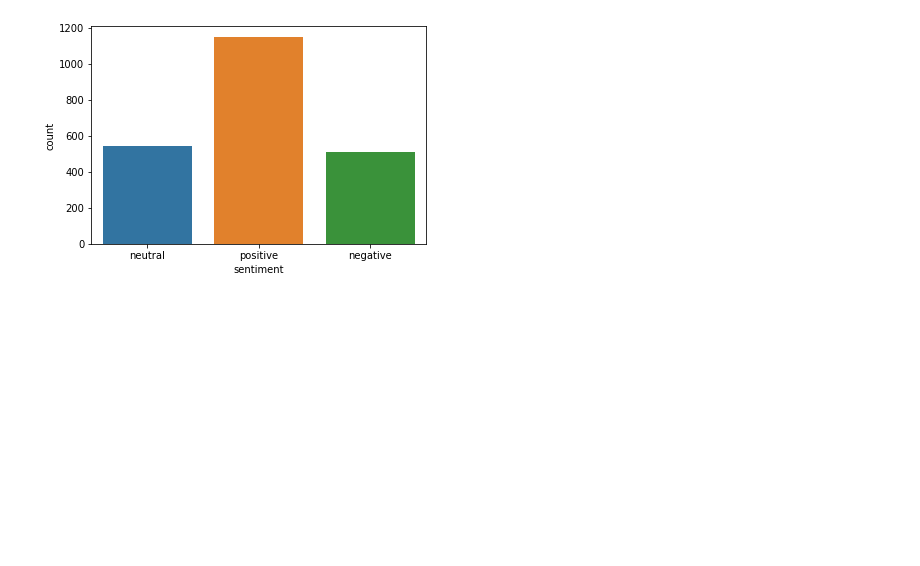
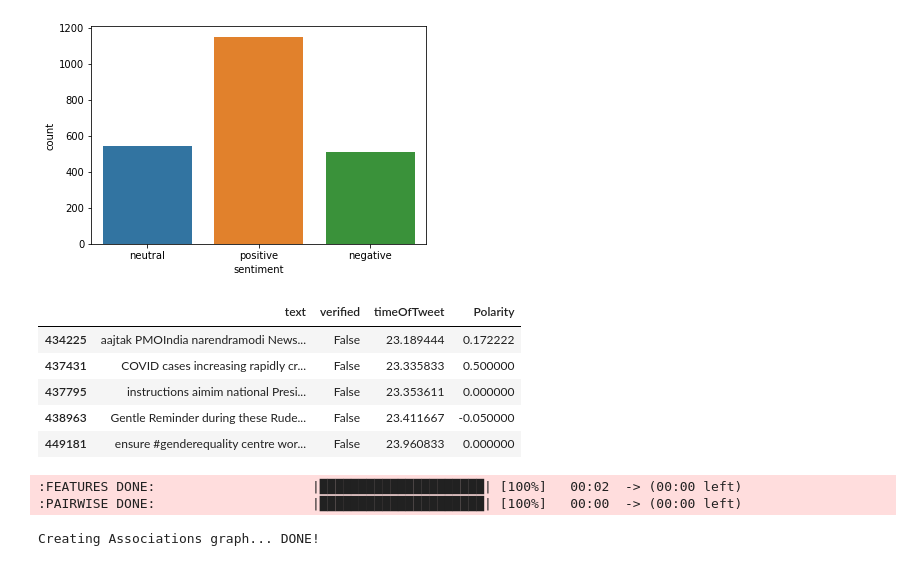
Before and after one commit to ShubhangiSoni1603/Sentimental_analysis_twitter_IN, a Jupyter notebook: Untitled3.ipynb, the cells around one changed output. Saved outputs shown, nothing was run; the diff lists cells and outputs as text; code cells hidden in the pictures; blank space fills up the shorter version.

```diff
--- a/Untitled3.ipynb
+++ b/Untitled3.ipynb
@@ -601,0 +604,17 @@ plt.savefig('sentiment.png')
+# %%
+
+fdf.tail()
+# %% [output]
+|  | text | verified | timeOfTweet | Polarity |
+| 434225 | aajtak PMOIndia narendramodi News... | False | 23.189444 | 0.172222 |
+| 437431 | COVID cases increasing rapidly cr... | False | 23.335833 | 0.500000 |
+| 437795 | instructions aimim national Presi... | False | 23.353611 | 0.000000 |
+| 438963 | Gentle Reminder during these Rude... | False | 23.411667 | -0.050000 |
+| 449181 | ensure #genderequality centre wor... | False | 23.960833 | 0.000000 |
+# %%
+
+my_report = sweetviz.analyze([fdf, "files[1]"],target_feat='Polarity')
+# %% [output]
+:FEATURES DONE:                    |█████████████████████| [100%]   00:02  -> (00:00 left)
+:PAIRWISE DONE:                    |█████████████████████| [100%]   00:00  -> (00:00 left)
+Creating Associations graph... DONE!
```
Also changed, not shown: parts of 11 cells of this notebook.
